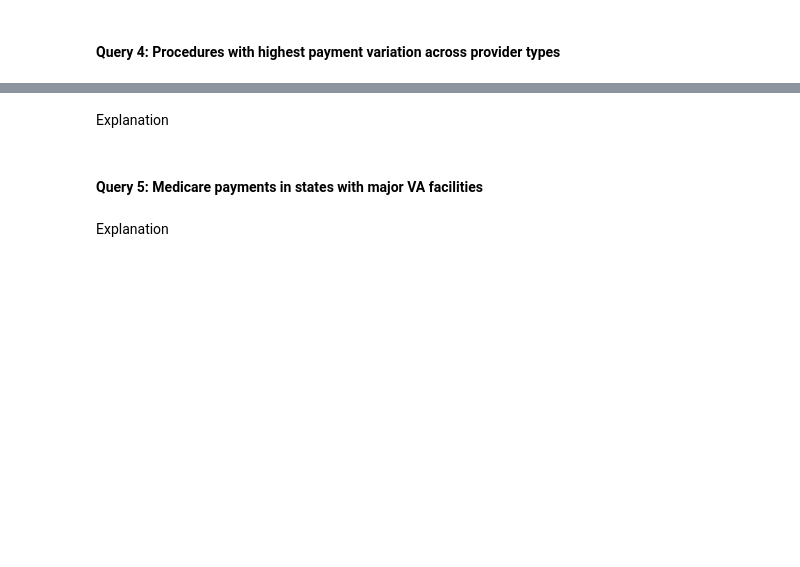
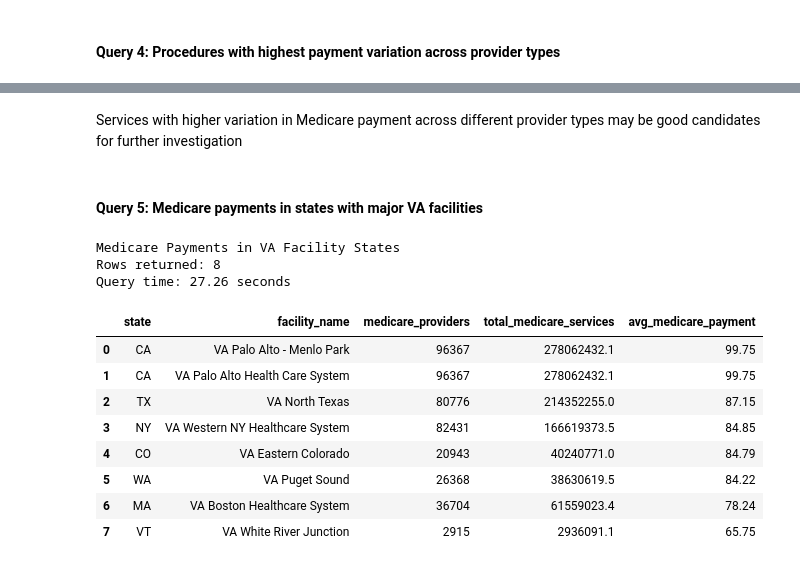
Before and after one commit to ryanhobbib/HERC_Project, a Jupyter notebook: project_walkthrough.ipynb, the cells around one changed output, grey strips where cells are left out. Cells and saved outputs as stored; diff of their text form; code cells hidden in the pictures; blank space fills up the shorter version.

```diff
--- a/project_walkthrough.ipynb
+++ b/project_walkthrough.ipynb
@@ -263,22 +299,33 @@ payment_variation
 # %% [markdown]
-Explanation
+Services with higher variation in Medicare payment across different provider types may be good candidates for further investigation
 # %% [markdown]
 #### Query 5: Medicare payments in states with major VA facilities
 # %%
 query5 = """
 SELECT
     v.state,
     v.facility_name,
     COUNT(DISTINCT m.npi) as medicare_providers,
     SUM(m.total_services) as total_medicare_services,
-    ROUND(SUM(m.avg_medicare_payment), 2) as avg_medicare_payment
+    ROUND(AVG(m.avg_medicare_payment), 2) as avg_medicare_payment
 FROM va_facilities v
 LEFT JOIN medicare_payments m ON v.state = m.provider_state
 GROUP BY v.state, v.facility_name
 ORDER BY avg_medicare_payment DESC
 """
 
 va_states = run_query(query5, "Medicare Payments in VA Facility States")
 va_states
+# %% [output]
+Medicare Payments in VA Facility States
+Rows returned: 8
+Query time: 27.26 seconds
+|  | state | facility_name | medicare_providers | total_medicare_services | avg_medicare_payment |
+| 0 | CA | VA Palo Alto - Menlo Park | 96367 | 278062432.1 | 99.75 |
+| 1 | CA | VA Palo Alto Health Care System | 96367 | 278062432.1 | 99.75 |
+| 2 | TX | VA North Texas | 80776 | 214352255.0 | 87.15 |
+| 3 | NY | VA Western NY Healthcare System | 82431 | 166619373.5 | 84.85 |
+| 4 | CO | VA Eastern Colorado | 20943 | 40240771.0 | 84.79 |
+| 5 | WA | VA Puget Sound | 26368 | 38630619.5 | 84.22 |
+| 6 | MA | VA Boston Healthcare System | 36704 | 61559023.4 | 78.24 |
+| 7 | VT | VA White River Junction | 2915 | 2936091.1 | 65.75 |
-# %% [markdown]
-Explanation
```
Also changed, not shown: parts of 5 cells of this notebook.
